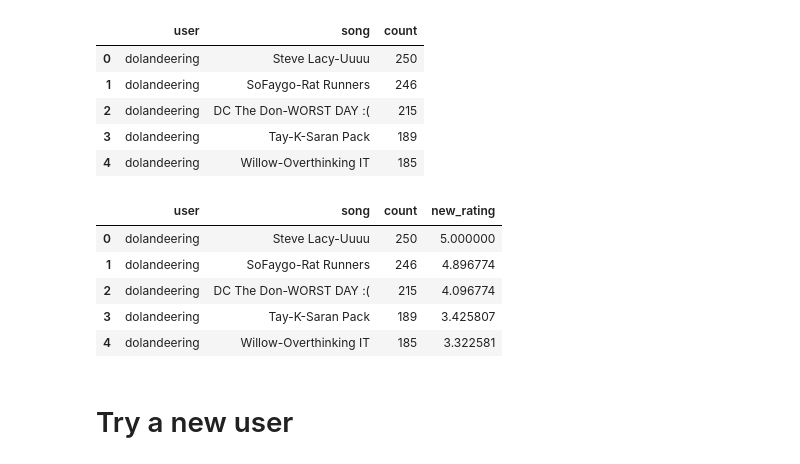
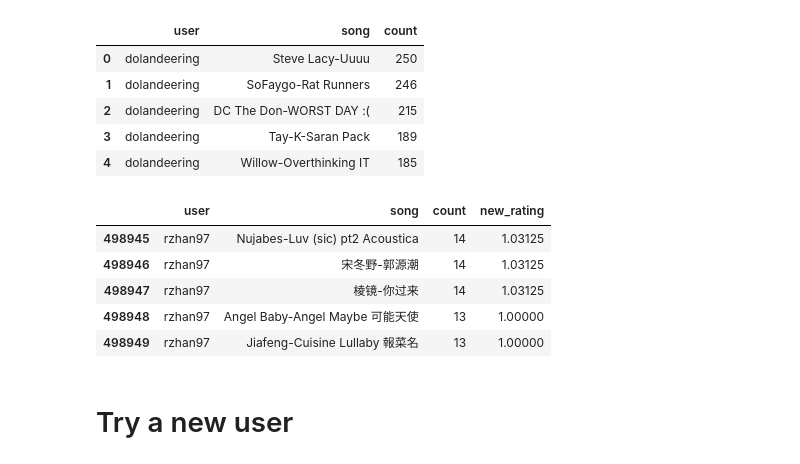
Before and after one commit to rzhan97/Hey-Hey-Miu, a Jupyter notebook: notebook/data_processing.ipynb, the cells around one changed output. Drawn from its saved outputs; the diff is of its cells as text; code cells hidden in the pictures.

```diff
--- a/notebook/data_processing.ipynb
+++ b/notebook/data_processing.ipynb
@@ -334,14 +334,14 @@ load_df['new_rating'] = load_df.groupby('user').transform(lambda x: ((5-1)/((x.m
 load_df = load_df.reset_index(drop=True)
 # %%
 #Take a look at the current data
-load_df.head()
+load_df.tail()
 # %% [output]
 |  | user | song | count | new_rating |
-| 0 | dolandeering | Steve Lacy-Uuuu | 250 | 5.000000 |
-| 1 | dolandeering | SoFaygo-Rat Runners | 246 | 4.896774 |
-| 2 | dolandeering | DC The Don-WORST DAY :( | 215 | 4.096774 |
-| 3 | dolandeering | Tay-K-Saran Pack | 189 | 3.425807 |
-| 4 | dolandeering | Willow-Overthinking IT | 185 | 3.322581 |
+| 498945 | rzhan97 | Nujabes-Luv (sic) pt2 Acoustica | 14 | 1.03125 |
+| 498946 | rzhan97 | 宋冬野-郭源潮 | 14 | 1.03125 |
+| 498947 | rzhan97 | 棱镜-你过来 | 14 | 1.03125 |
+| 498948 | rzhan97 | Angel Baby-Angel Maybe 可能天使 | 13 | 1.00000 |
+| 498949 | rzhan97 | Jiafeng-Cuisine Lullaby 報菜名 | 13 | 1.00000 |
 # %%
 #Save my dataframe
 load_df.to_pickle("../data/processed/userrating_df")
```
Also changed, not shown: 8 other files.
